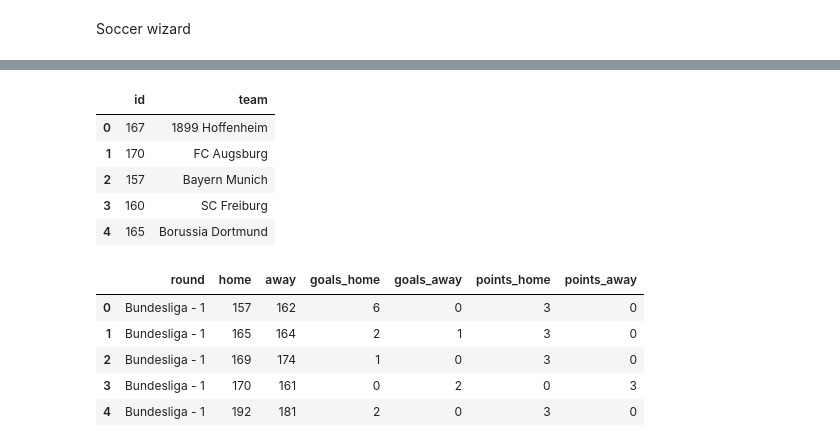
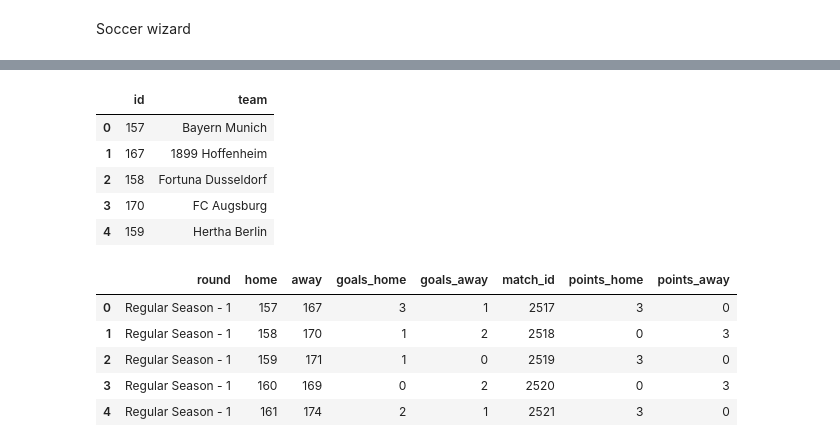
Before and after one commit to krflorian/soccer_odds, a Jupyter notebook: soccer_api.ipynb, the cells around one changed output, grey strips where cells are left out. Cells and saved outputs as stored; diff of their text form; code cells hidden in the pictures.

Commit message:
added season 2018, added additional features

```diff
--- a/soccer_api.ipynb
+++ b/soccer_api.ipynb
@@ -62,7 +32,4 @@ def get_rating_value(rating):
 # %%
-# get API key
-key = open('rapid_api_key.txt', 'r').read()
-
 # load data
-fixtures = request_data(league=54, fixtures_teams='fixtures')
-teams_info = request_data(league=54, fixtures_teams='teams')
+fixtures = sc.request_data(league=8, fixtures_teams='fixtures')
+teams_info = sc.request_data(league=8, fixtures_teams='teams')
@@ -98,31 +42,31 @@ teams = teams.reset_index(drop=True)
 teams.head()
 # %% [output]
 |  | id | team |
-| 0 | 167 | 1899 Hoffenheim |
-| 1 | 170 | FC Augsburg |
-| 2 | 157 | Bayern Munich |
-| 3 | 160 | SC Freiburg |
-| 4 | 165 | Borussia Dortmund |
+| 0 | 157 | Bayern Munich |
+| 1 | 167 | 1899 Hoffenheim |
+| 2 | 158 | Fortuna Dusseldorf |
+| 3 | 170 | FC Augsburg |
+| 4 | 159 | Hertha Berlin |
 # %%
 # get results
-
 results = pd.DataFrame()
 for f in fixtures:
     results = results.append(pd.DataFrame({'round': [fixtures[f]['round']],
                                            'home': [fixtures[f]['homeTeam_id']],
                                            'away': [fixtures[f]['awayTeam_id']],
                                            'goals_home': [fixtures[f]['goalsHomeTeam']],
-                                           'goals_away': [fixtures[f]['goalsAwayTeam']]}))
+                                           'goals_away': [fixtures[f]['goalsAwayTeam']],
+                                           'match_id': fixtures[f]['fixture_id']}))
 results = results.reset_index(drop=True)
 
 # get points
-results['points_home'] = results.apply(lambda x: points(x['goals_home'], x['goals_away']), axis=1)
-results['points_away'] = results.apply(lambda x: points(x['goals_away'], x['goals_home']), axis=1)
+results['points_home'] = results.apply(lambda x: sc.points(x['goals_home'], x['goals_away']), axis=1)
+results['points_away'] = results.apply(lambda x: sc.points(x['goals_away'], x['goals_home']), axis=1)
 results.head()
 # %% [output]
-|  | round | home | away | goals_home | goals_away | points_home | points_away |
-| 0 | Bundesliga - 1 | 157 | 162 | 6 | 0 | 3 | 0 |
-| 1 | Bundesliga - 1 | 165 | 164 | 2 | 1 | 3 | 0 |
-| 2 | Bundesliga - 1 | 169 | 174 | 1 | 0 | 3 | 0 |
-| 3 | Bundesliga - 1 | 170 | 161 | 0 | 2 | 0 | 3 |
-| 4 | Bundesliga - 1 | 192 | 181 | 2 | 0 | 3 | 0 |
+|  | round | home | away | goals_home | goals_away | match_id | points_home | points_away |
+| 0 | Regular Season - 1 | 157 | 167 | 3 | 1 | 2517 | 3 | 0 |
+| 1 | Regular Season - 1 | 158 | 170 | 1 | 2 | 2518 | 0 | 3 |
+| 2 | Regular Season - 1 | 159 | 171 | 1 | 0 | 2519 | 3 | 0 |
+| 3 | Regular Season - 1 | 160 | 169 | 0 | 2 | 2520 | 0 | 3 |
+| 4 | Regular Season - 1 | 161 | 174 | 2 | 1 | 2521 | 3 | 0 |
```
Also changed, not shown: parts of 33 cells of this notebook, 5 other files.
